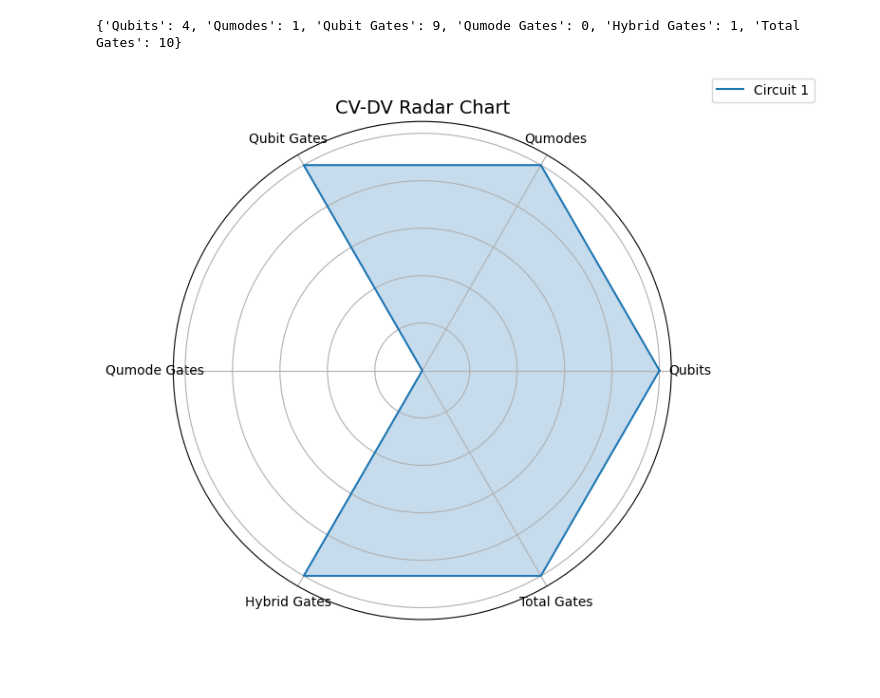
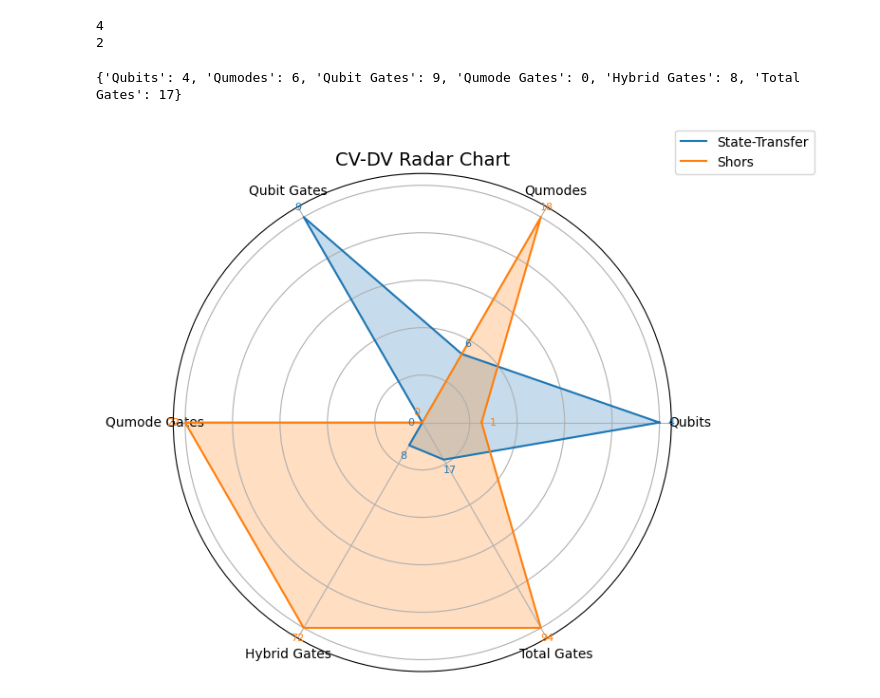
Before and after one commit to shubdeepmohapatra01/CV-DV-Benchmarking-, a Jupyter notebook: circuit_characterization/circuit_metrics.ipynb, the cells around one changed output. Cells and saved outputs as stored; diff of their text form; code cells hidden in the pictures; blank space fills up the shorter version.

Commit message:
circuit fetaures

```diff
--- a/circuit_characterization/circuit_metrics.ipynb
+++ b/circuit_characterization/circuit_metrics.ipynb
@@ -84,10 +96,42 @@ c2qa.wigner.plot_wigner(circuit, state1)
+# %%
+qmr1 = c2qa.QumodeRegister(num_qumodes=3, num_qubits_per_qumode=int(np.ceil(np.log2(cutoff))), name='qmode')
+qbr = QuantumRegister(1)
+cr = ClassicalRegister(1)
+R_gate = shors.translation_R(cutoff, 15)
+M_gate = shors.multiplication(cutoff, 15)
+alpha = np.sqrt(np.pi)
+delta = 0.222
+circuit_shors = c2qa.CVCircuit(qmr1, qbr, cr)
+
+for i in range(3):
+            circuit_shors.cv_sq(-np.log(delta), qmr1[i])
+
+for k in range(1, 9):
+            circuit_shors.cv_c_d(alpha, qmr1[0], qbr[0])
+            Uxk = state_generation.Ux_operator(cutoff, alpha, 4 * k, delta)
+            Ux_gate = UnitaryGate(Uxk.full(), label=f'Ux_{k}')
+            circuit_shors.append(Ux_gate, qmr1[0] + qbr[:])
+
+for k in range(1, 9):
+            circuit_shors.cv_c_d(alpha, qmr1[1], qbr[0])
+            Uxk = state_generation.Ux_operator(cutoff, alpha, 4 * k, delta)
+            Ux_gate = UnitaryGate(Uxk.full(), label=f'Ux_{k}')
+            circuit_shors.append(Ux_gate, qmr1[1] + qbr[:])
+
+circuit_shors.append(UnitaryGate(R_gate.full(), label='R'), qmr1[0])
+circuit_shors.append(UnitaryGate(M_gate.full(), label=f'M{15}'), qmr1[1])
+circuit_shors = shors.U_aNm(cutoff, circuit_shors, qmr1, qbr, 2, 15, 2)
+# %% [output]
+4
+2
 # %%
-circuit_metrics = features.collect_cvcircuit_metrics(circuit,cutoff)
+circuit_metrics_st = features.collect_cvcircuit_metrics(circuit)
+circuit_metrics_shor = features.collect_cvcircuit_metrics(circuit_shors)
 # %%
-print(circuit_metrics)
+print(circuit_metrics_st)
 # %% [output]
-{'Qubits': 4, 'Qumodes': 1, 'Qubit Gates': 9, 'Qumode Gates': 0, 'Hybrid Gates': 1, 'Total Gates': 10}
+{'Qubits': 4, 'Qumodes': 6, 'Qubit Gates': 9, 'Qumode Gates': 0, 'Hybrid Gates': 8, 'Total Gates': 17}
 # %%
-features.plot_radar_metrics([circuit_metrics])
+features.plot_radar_metrics([circuit_metrics_st,circuit_metrics_shor],['State-Transfer','Shors'])
 # %% [output]
-[figure, old version]
+[figure, new version]
```
Also changed, not shown: parts of 3 cells of this notebook, 1 other file.
